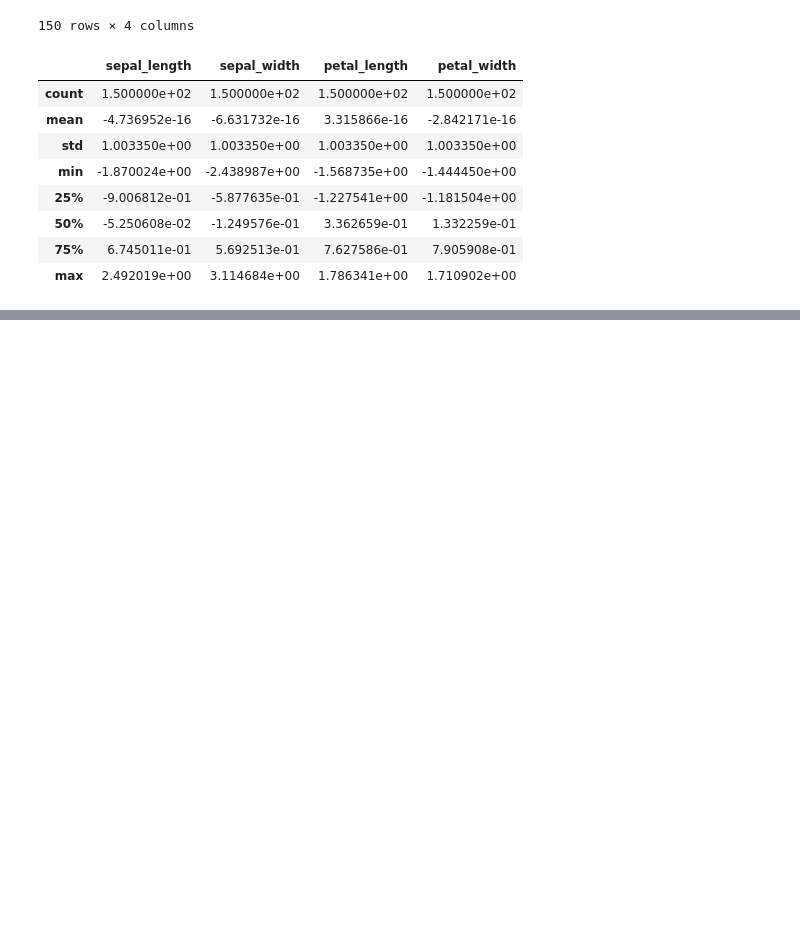
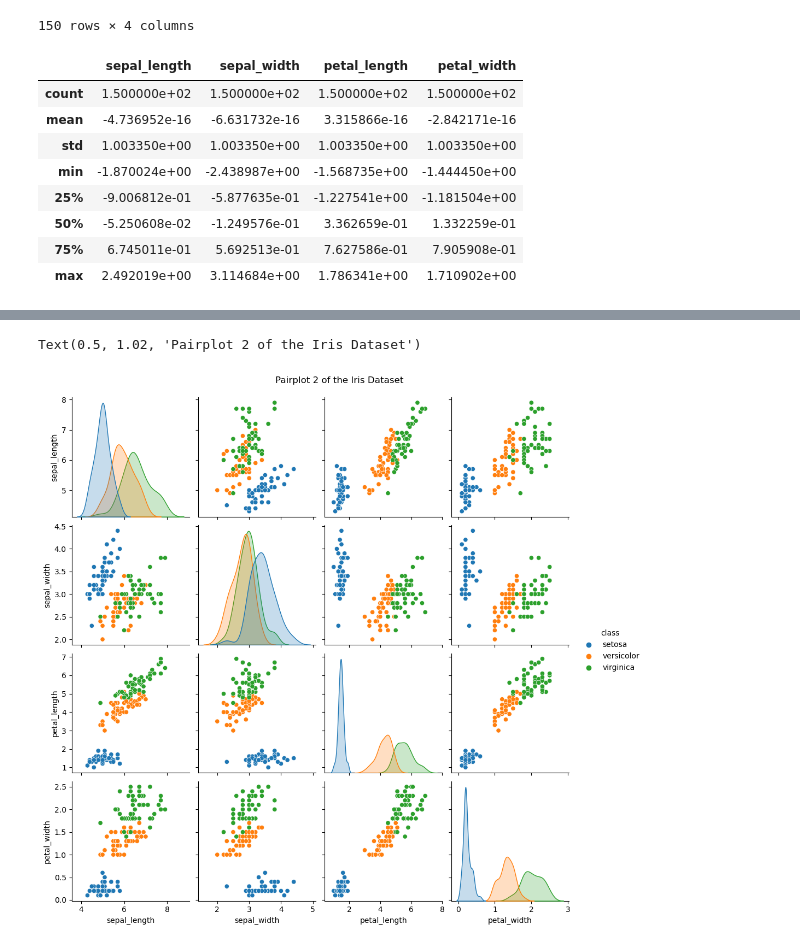
Before and after one commit to mhmdmahdi/Machine-Learning-and-Statistics, a Jupyter notebook: tasks.ipynb, the cells around one changed output, grey strips where cells are left out. Saved outputs shown, nothing was run; the diff lists cells and outputs as text; code cells hidden in the pictures; blank space fills up the shorter version.

```diff
--- a/tasks.ipynb
+++ b/tasks.ipynb
@@ -732,0 +761,7 @@ End
+# %%
+# Pair plot.
+sns.pairplot(df, hue='class')
+plt.suptitle('Pairplot 2 of the Iris Dataset', y=1.02)
+# %% [output]
+Text(0.5, 1.02, 'Pairplot 2 of the Iris Dataset')
+[figure, added]
```
Also changed, not shown: parts of 16 cells of this notebook.
